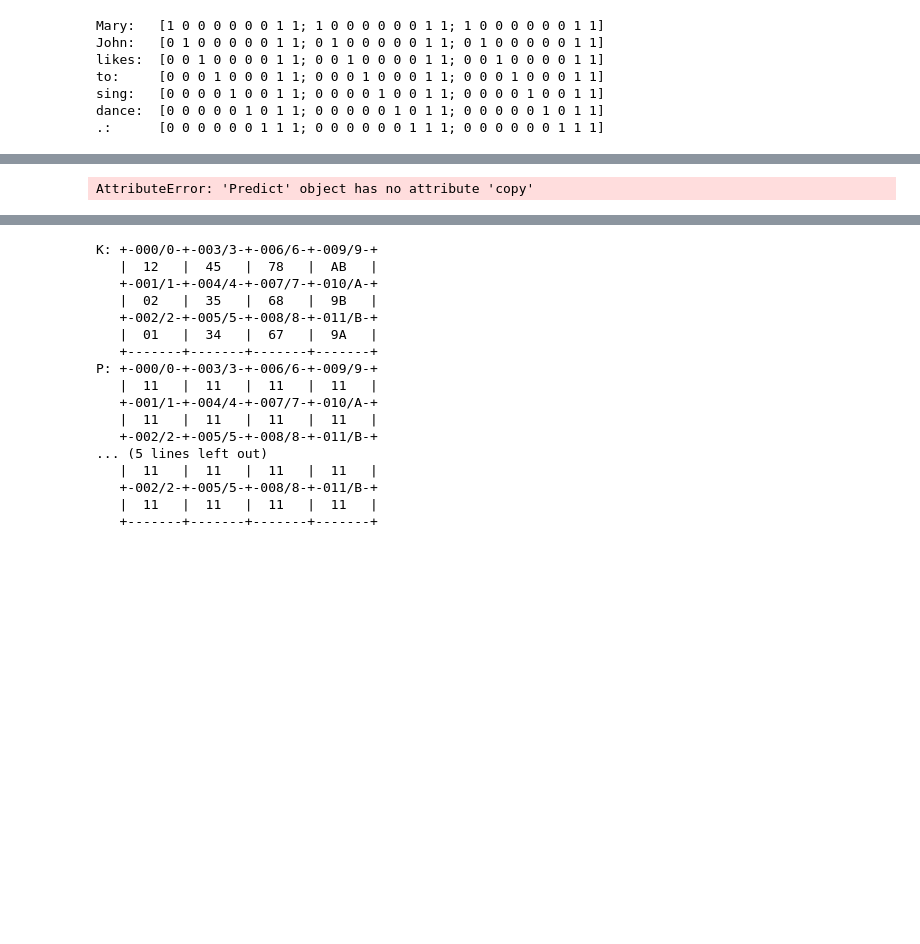
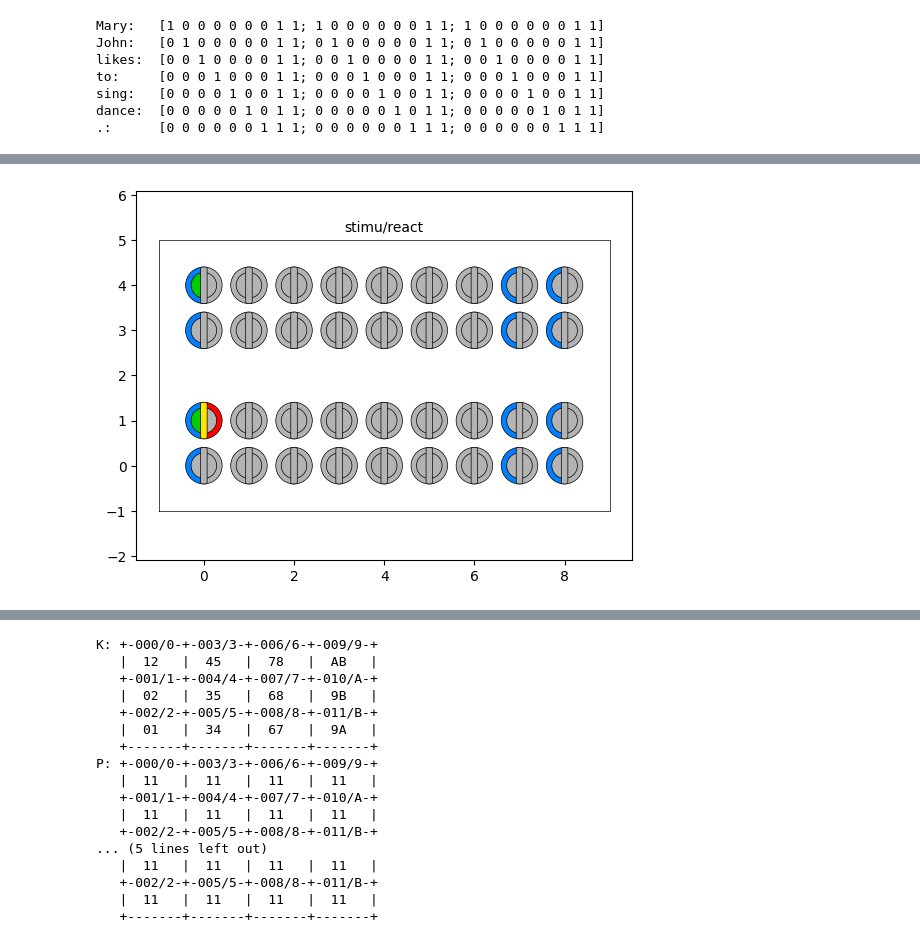
Before and after one commit to ihux/neurotron-develop, a Jupyter notebook: jupyter/neurotron/cluster.ipynb, the cells around one changed output, grey strips where cells are left out. Saved outputs shown, nothing was run; the diff lists cells and outputs as text; code cells hidden in the pictures; blank space fills up the shorter version.

```diff
--- a/jupyter/neurotron/cluster.ipynb
+++ b/jupyter/neurotron/cluster.ipynb
@@ -331,14 +343,14 @@ token = Token({'Mary': [1,0,0,0,0,0,0,1,1],
 # %%
 shape = (2,9,2,5); m,n,d,s = shape
-cells = Cluster(*shape).init()
+seed(1);  cells = Cluster(*shape)
 y = row(zeros(1,m*n),token['Mary'])
 
 mon = Monitor(5,9)
 cells.X[0]=1
 y = cells.stimu(y);  cells.plot(mon,0,'stimu/react')
 y = cells.react(y);  cells.plot(mon,1)
 # %% [output]
-AttributeError: 'Predict' object has no attribute 'copy'
+[figure, added]
 # %%
 mon = Monitor(5,9)
 y = cells.depress(y);  cells.plot(mon,0,'depress/excite')
```
Also changed, not shown: parts of 7 cells of this notebook, 1 other file.
